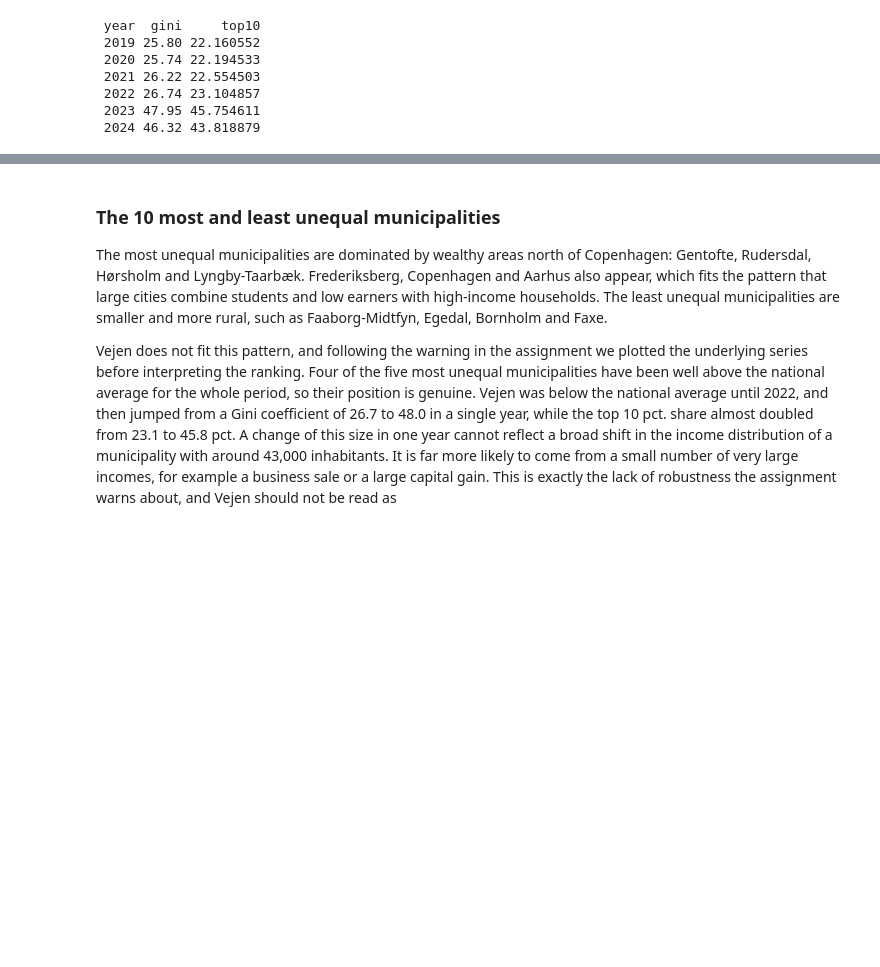
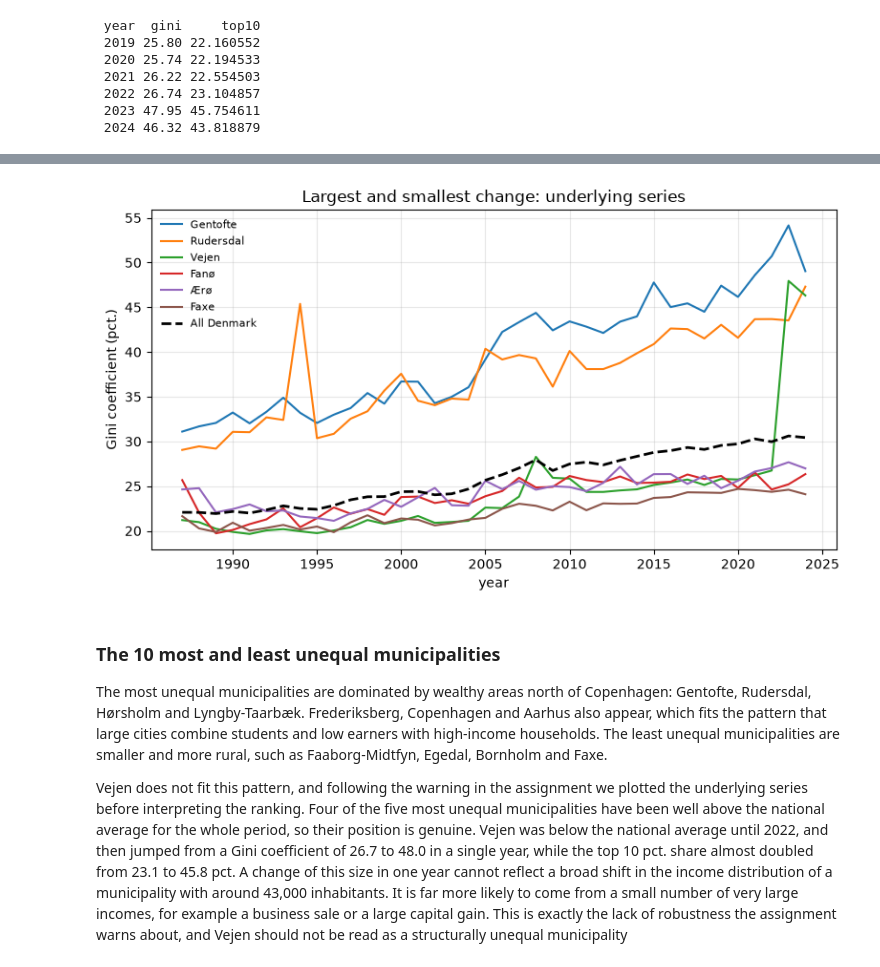
Before and after one commit to NumEconCopenhagen/projects-2025-jvb, a Jupyter notebook: 01_dataproject/DataProject26.ipynb, the cells around one changed output, grey strips where cells are left out. Cells and saved outputs as stored; diff of their text form; code cells hidden in the pictures; blank space fills up the shorter version.

```diff
--- a/01_dataproject/DataProject26.ipynb
+++ b/01_dataproject/DataProject26.ipynb
@@ -284,6 +335,23 @@ print(vejen[['year','gini','top10']].tail(6).to_string(index=False))
+# %%
+# again: plot the underlying series before interpreting the ranking
+fig, ax = plt.subplots(figsize=(8,4.5))
+
+for m in list(change.tail(3)['mun']) + list(change.head(3)['mun']):
+    sub = kom[kom['mun'] == m]
+    ax.plot(sub['year'], sub['gini'], label=m)
+
+ax.plot(data['year'], data['gini'], 'k--', lw=2, label='All Denmark')
+ax.set_xlabel('year')
+ax.set_ylabel('Gini coefficient (pct.)')
+ax.set_title('Largest and smallest change: underlying series')
+ax.legend(frameon=False, fontsize=8)
+ax.grid(alpha=0.3)
+fig.tight_layout()
+# %% [output]
+[figure, added]
 # %% [markdown]
 ### The 10 most and least unequal municipalities
 
 The most unequal municipalities are dominated by wealthy areas north of Copenhagen: Gentofte, Rudersdal, Hørsholm and Lyngby-Taarbæk. Frederiksberg, Copenhagen and Aarhus also appear, which fits the pattern that large cities combine students and low earners with high-income households. The least unequal municipalities are smaller and more rural, such as Faaborg-Midtfyn, Egedal, Bornholm and Faxe.
 
-Vejen does not fit this pattern, and following the warning in the assignment we plotted the underlying series before interpreting the ranking. Four of the five most unequal municipalities have been well above the national average for the whole period, so their position is genuine. Vejen was below the national average until 2022, and then jumped from a Gini coefficient of 26.7 to 48.0 in a single year, while the top 10 pct. share almost doubled from 23.1 to 45.8 pct. A change of this size in one year cannot reflect a broad shift in the income distribution of a municipality with around 43,000 inhabitants. It is far more likely to come from a small number of very large incomes, for example a business sale or a large capital gain. This is exactly the lack of robustness the assignment warns about, and Vejen should not be read as
+Vejen does not fit this pattern, and following the warning in the assignment we plotted the underlying series before interpreting the ranking. Four of the five most unequal municipalities have been well above the national average for the whole period, so their position is genuine. Vejen was below the national average until 2022, and then jumped from a Gini coefficient of 26.7 to 48.0 in a single year, while the top 10 pct. share almost doubled from 23.1 to 45.8 pct. A change of this size in one year cannot reflect a broad shift in the income distribution of a municipality with around 43,000 inhabitants. It is far more likely to come from a small number of very large incomes, for example a business sale or a large capital gain. This is exactly the lack of robustness the assignment warns about, and Vejen should not be read as a structurally unequal municipality
```
Also changed, not shown: parts of 3 cells of this notebook.
